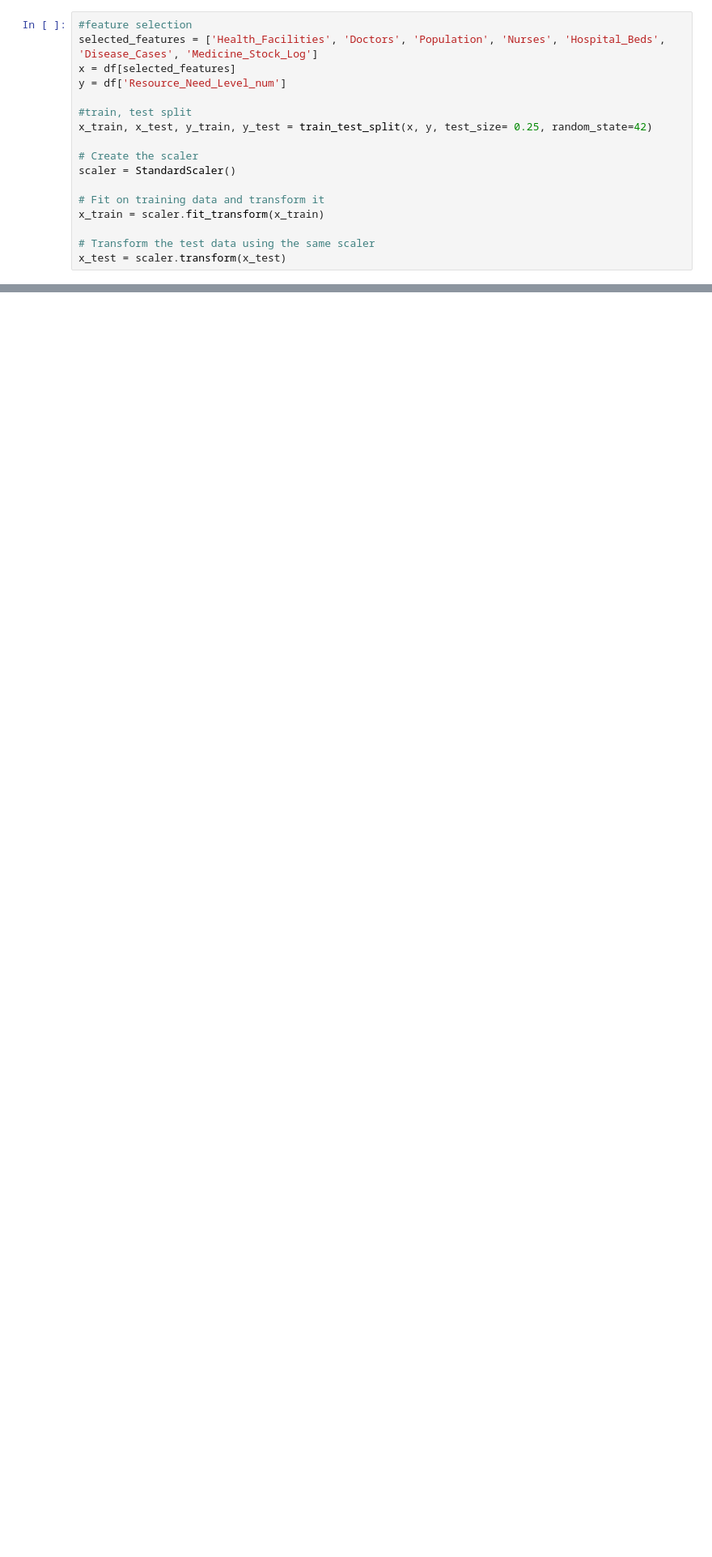
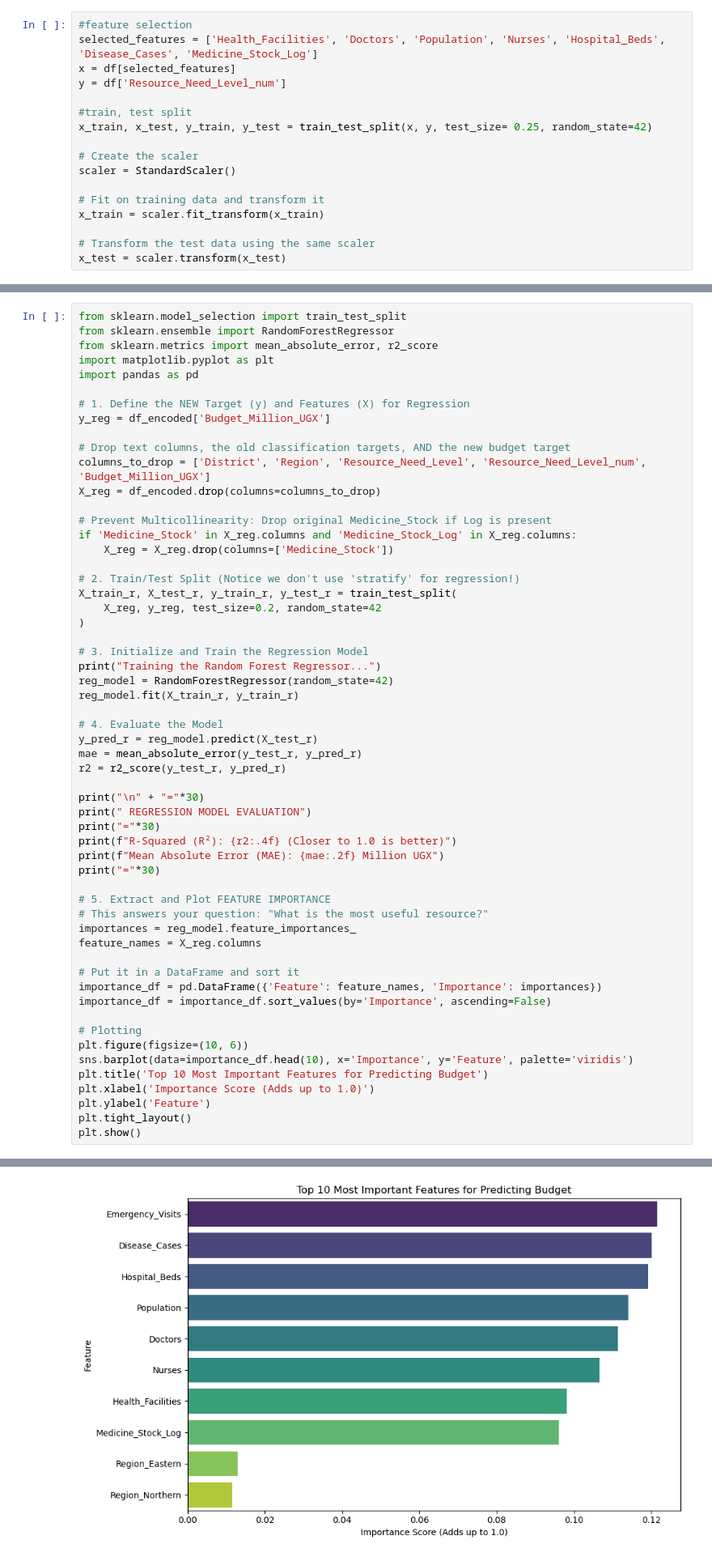
Before and after one commit to Nandrog/Health_Resource_Allocation_Modal, a Jupyter notebook: Health_Resource_Allocation_Model.ipynb, the cells around one changed output, grey strips where cells are left out. Shown at 81% size. Cells and saved outputs as stored; diff of their text form; blank space fills up the shorter version.

Commit message:
addition of a regression model to estimate budget

```diff
--- a/Health_Resource_Allocation_Model.ipynb
+++ b/Health_Resource_Allocation_Model.ipynb
@@ -331,0 +557,58 @@ for name, score in zip(feature_names, importances):
+# %%
+from sklearn.model_selection import train_test_split
+from sklearn.ensemble import RandomForestRegressor
+from sklearn.metrics import mean_absolute_error, r2_score
+import matplotlib.pyplot as plt
+import pandas as pd
+
+# 1. Define the NEW Target (y) and Features (X) for Regression
+y_reg = df_encoded['Budget_Million_UGX']
+
+# Drop text columns, the old classification targets, AND the new budget target
+columns_to_drop = ['District', 'Region', 'Resource_Need_Level', 'Resource_Need_Level_num', 'Budget_Million_UGX']
+X_reg = df_encoded.drop(columns=columns_to_drop)
+
+# Prevent Multicollinearity: Drop original Medicine_Stock if Log is present
+if 'Medicine_Stock' in X_reg.columns and 'Medicine_Stock_Log' in X_reg.columns:
+    X_reg = X_reg.drop(columns=['Medicine_Stock'])
+
+# 2. Train/Test Split (Notice we don't use 'stratify' for regression!)
+X_train_r, X_test_r, y_train_r, y_test_r = train_test_split(
+    X_reg, y_reg, test_size=0.2, random_state=42
+)
+
+# 3. Initialize and Train the Regression Model
+print("Training the Random Forest Regressor...")
+reg_model = RandomForestRegressor(random_state=42)
+reg_model.fit(X_train_r, y_train_r)
+
+# 4. Evaluate the Model
+y_pred_r = reg_model.predict(X_test_r)
+mae = mean_absolute_error(y_test_r, y_pred_r)
+r2 = r2_score(y_test_r, y_pred_r)
+
+print("\n" + "="*30)
+print(" REGRESSION MODEL EVALUATION")
+print("="*30)
+print(f"R-Squared (R²): {r2:.4f} (Closer to 1.0 is better)")
+print(f"Mean Absolute Error (MAE): {mae:.2f} Million UGX")
+print("="*30)
+
+# 5. Extract and Plot FEATURE IMPORTANCE
+# This answers your question: "What is the most useful resource?"
+importances = reg_model.feature_importances_
+feature_names = X_reg.columns
+
+# Put it in a DataFrame and sort it
+importance_df = pd.DataFrame({'Feature': feature_names, 'Importance': importances})
+importance_df = importance_df.sort_values(by='Importance', ascending=False)
+
+# Plotting
+plt.figure(figsize=(10, 6))
+sns.barplot(data=importance_df.head(10), x='Importance', y='Feature', palette='viridis')
+plt.title('Top 10 Most Important Features for Predicting Budget')
+plt.xlabel('Importance Score (Adds up to 1.0)')
+plt.ylabel('Feature')
+plt.tight_layout()
+plt.show()
+# %% [output]
@@ -331,0 +626 @@ for name, score in zip(feature_names, importances):
+[figure, added]
```
Also changed, not shown: parts of 23 cells of this notebook.
